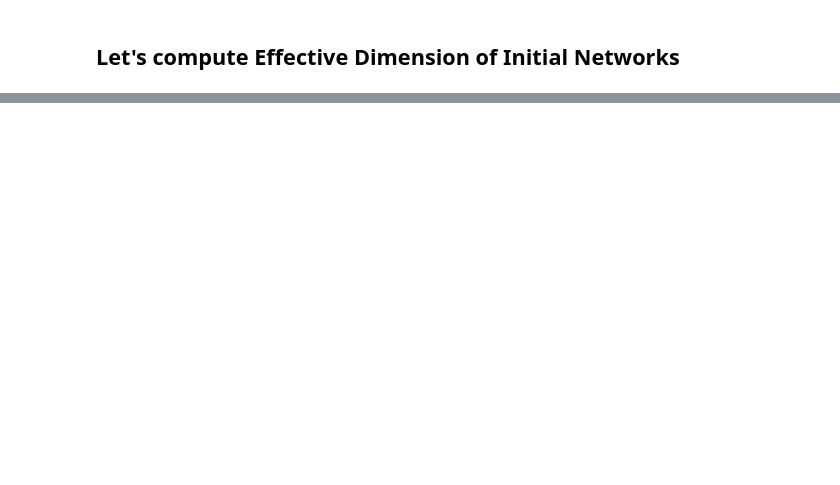
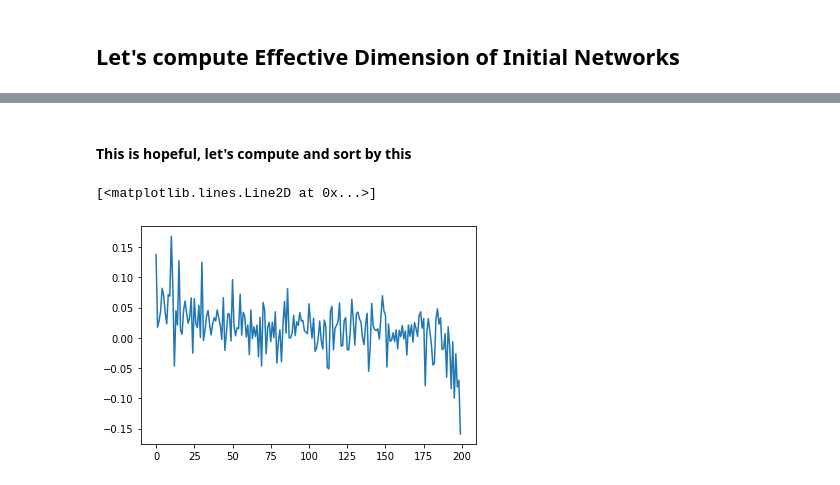
Before and after one commit to g-benton/hessian-eff-dim, a Jupyter notebook: Notebooks/subnetworks_output_testing.ipynb, the cells around one changed output, grey strips where cells are left out. Drawn from its saved outputs; the diff is of its cells as text; code cells hidden in the pictures; blank space fills up the shorter version.

```diff
--- a/Notebooks/subnetworks_output_testing.ipynb
+++ b/Notebooks/subnetworks_output_testing.ipynb
@@ -44,2 +60,18 @@ plt.title("Loss and Spectral Densities of Randomly Initialized Subnetworks");
 # %% [markdown]
 ## Let's compute Effective Dimension of Initial Networks ##
+# %%
+alpha = 8
+fig, ax1 = plt.subplots(figsize=(10,8))
+# ax2 = ax1.twinx()
+for ii, tt in enumerate(idx):
+    eff_dim = init_eigs[tt]/(init_eigs[tt] + alpha)
+    ax1.plot(ii, np.sum(eff_dim),
+            marker=".", alpha=0.5, linestyle='None')
+ax1.set_ylabel("Effective Dimension")
+
+ax2 = ax1.twinx()
+ax2.plot(torch.arange(n_trial), init_loss.detach(),
+        linewidth=2.)
+ax2.set_ylabel("BCE Loss")
+ax1.set_xlabel("Index")
+plt.title("Loss and Effective Dimension of Randomly Initialized Subnetworks");
@@ -45,0 +80,12 @@ plt.title("Loss and Spectral Densities of Randomly Initialized Subnetworks");
+# %% [markdown]
+#### This is hopeful, let's compute and sort by this
+# %%
+eff_dim = torch.zeros(len(init_eigs))
+for ii, tt in enumerate(idx):
+    temp = init_eigs[tt]/(init_eigs[tt] + alpha)
+    eff_dim[ii] = torch.tensor(np.sum(temp))
+# %%
+plt.plot(eff_dim)
+# %% [output]
+[<matplotlib.lines.Line2D at 0x...>]
+[figure, added]
```
Also changed, not shown: parts of 3 cells of this notebook, 1 other file.
